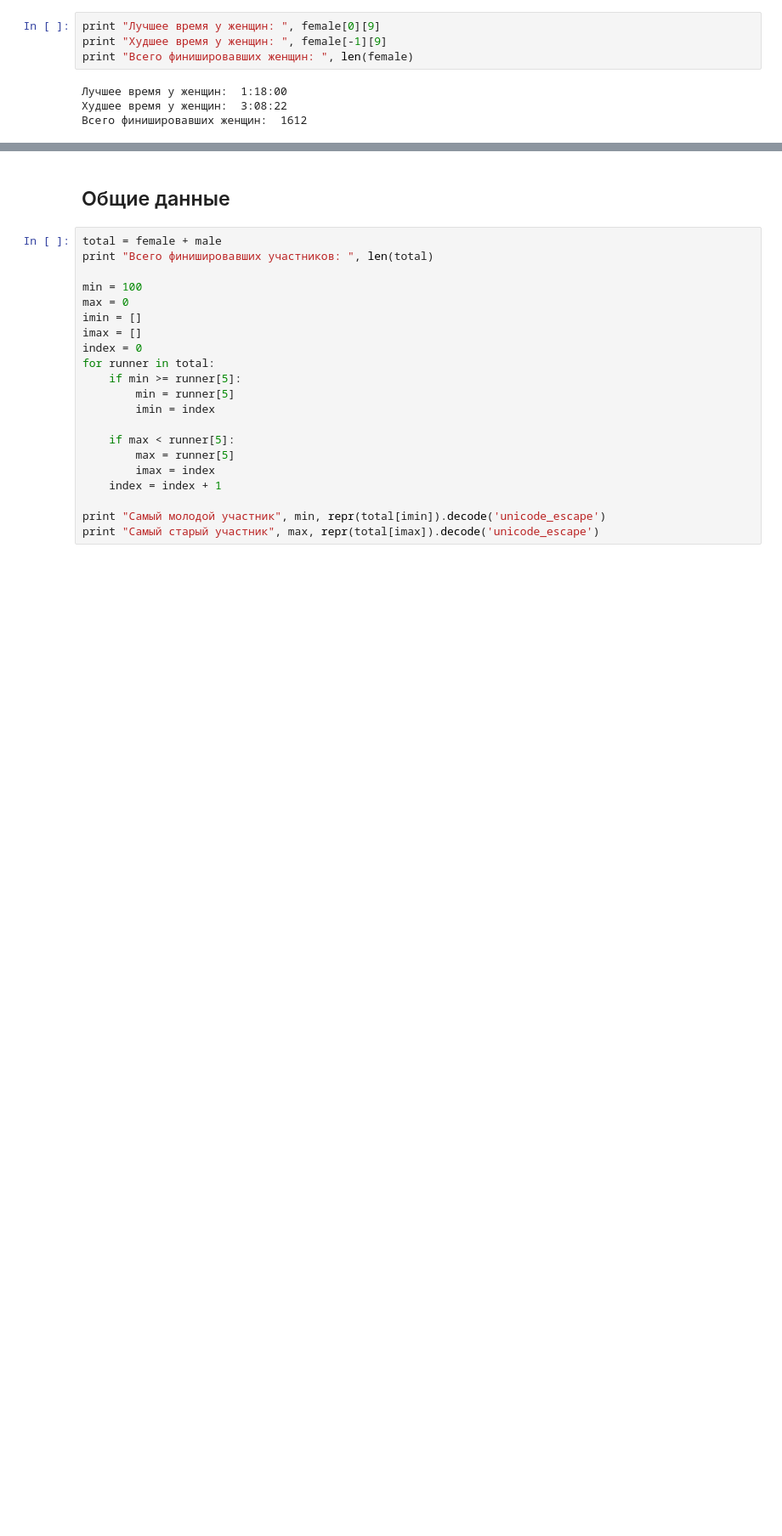
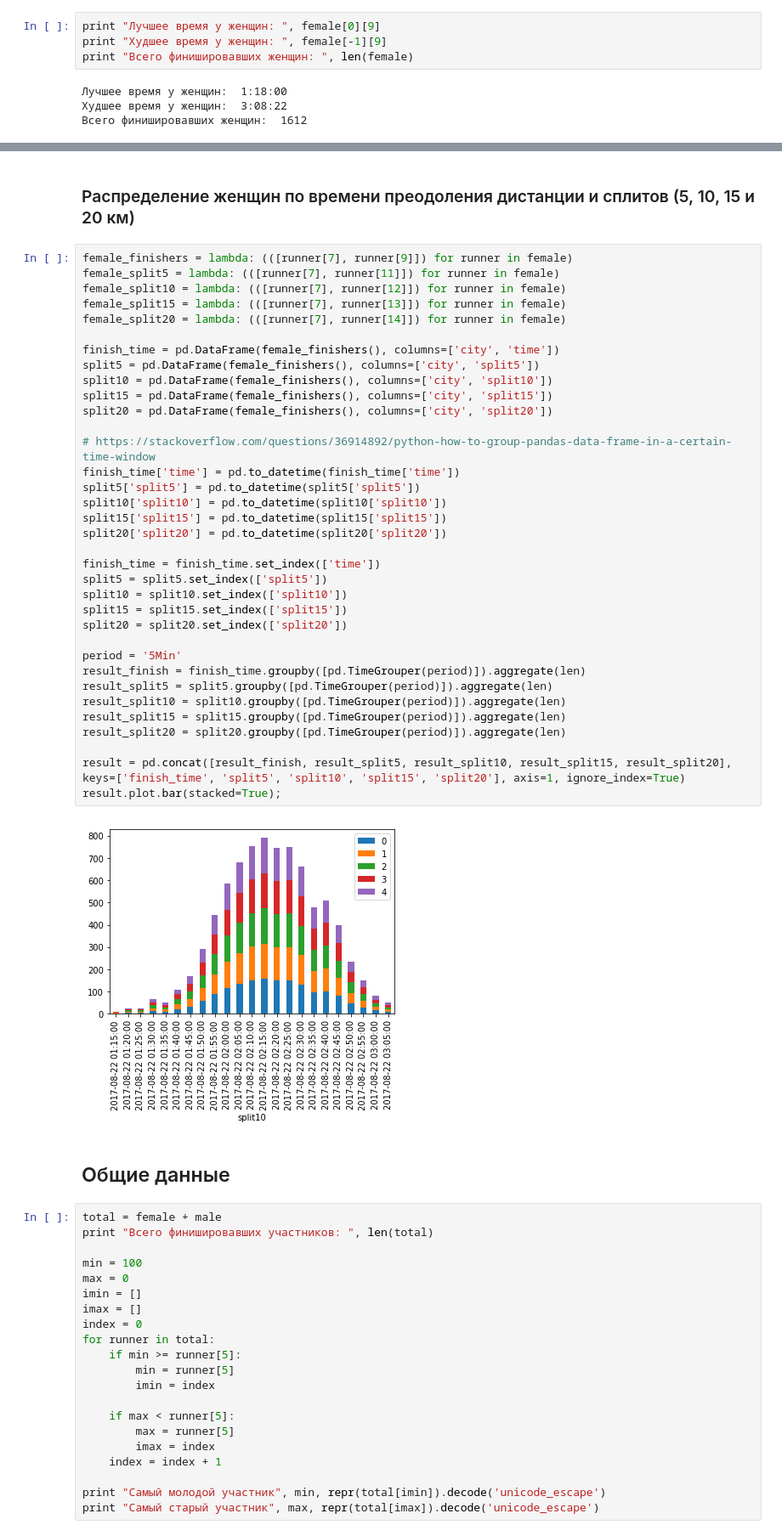
Before and after one commit to 185112007/notebooks, a Jupyter notebook: moscow-hm-2017.ipynb, the cells around one changed output, grey strips where cells are left out. Shown: that part at 85% size. Drawn from its saved outputs; the diff is of its cells as text; blank space fills up the shorter version.

```diff
--- a/moscow-hm-2017.ipynb
+++ b/moscow-hm-2017.ipynb
@@ -240,3 +326,42 @@ pft.set_ylabel('Bugs')
+# %% [markdown]
+### Распределение женщин по времени преодоления дистанции и сплитов (5, 10, 15 и 20 км)
+# %%
+female_finishers = lambda: (([runner[7], runner[9]]) for runner in female)
+female_split5 = lambda: (([runner[7], runner[11]]) for runner in female)
+female_split10 = lambda: (([runner[7], runner[12]]) for runner in female)
+female_split15 = lambda: (([runner[7], runner[13]]) for runner in female)
+female_split20 = lambda: (([runner[7], runner[14]]) for runner in female)
+
+finish_time = pd.DataFrame(female_finishers(), columns=['city', 'time'])
+split5 = pd.DataFrame(female_finishers(), columns=['city', 'split5'])
+split10 = pd.DataFrame(female_finishers(), columns=['city', 'split10'])
+split15 = pd.DataFrame(female_finishers(), columns=['city', 'split15'])
+split20 = pd.DataFrame(female_finishers(), columns=['city', 'split20'])
+
+# https://stackoverflow.com/questions/36914892/python-how-to-group-pandas-data-frame-in-a-certain-time-window
+finish_time['time'] = pd.to_datetime(finish_time['time'])
+split5['split5'] = pd.to_datetime(split5['split5'])
+split10['split10'] = pd.to_datetime(split10['split10'])
+split15['split15'] = pd.to_datetime(split15['split15'])
+split20['split20'] = pd.to_datetime(split20['split20'])
+
+finish_time = finish_time.set_index(['time'])
+split5 = split5.set_index(['split5'])
+split10 = split10.set_index(['split10'])
+split15 = split15.set_index(['split15'])
+split20 = split20.set_index(['split20'])
+
+period = '5Min'
+result_finish = finish_time.groupby([pd.TimeGrouper(period)]).aggregate(len)
+result_split5 = split5.groupby([pd.TimeGrouper(period)]).aggregate(len)
+result_split10 = split10.groupby([pd.TimeGrouper(period)]).aggregate(len)
+result_split15 = split15.groupby([pd.TimeGrouper(period)]).aggregate(len)
+result_split20 = split20.groupby([pd.TimeGrouper(period)]).aggregate(len)
+
+result = pd.concat([result_finish, result_split5, result_split10, result_split15, result_split20], keys=['finish_time', 'split5', 'split10', 'split15', 'split20'], axis=1, ignore_index=True)
+result.plot.bar(stacked=True);
+# %% [output]
+[figure, added]
 # %% [markdown]
 ## Общие данные
 # %%
```
Also changed, not shown: parts of 17 cells of this notebook.
